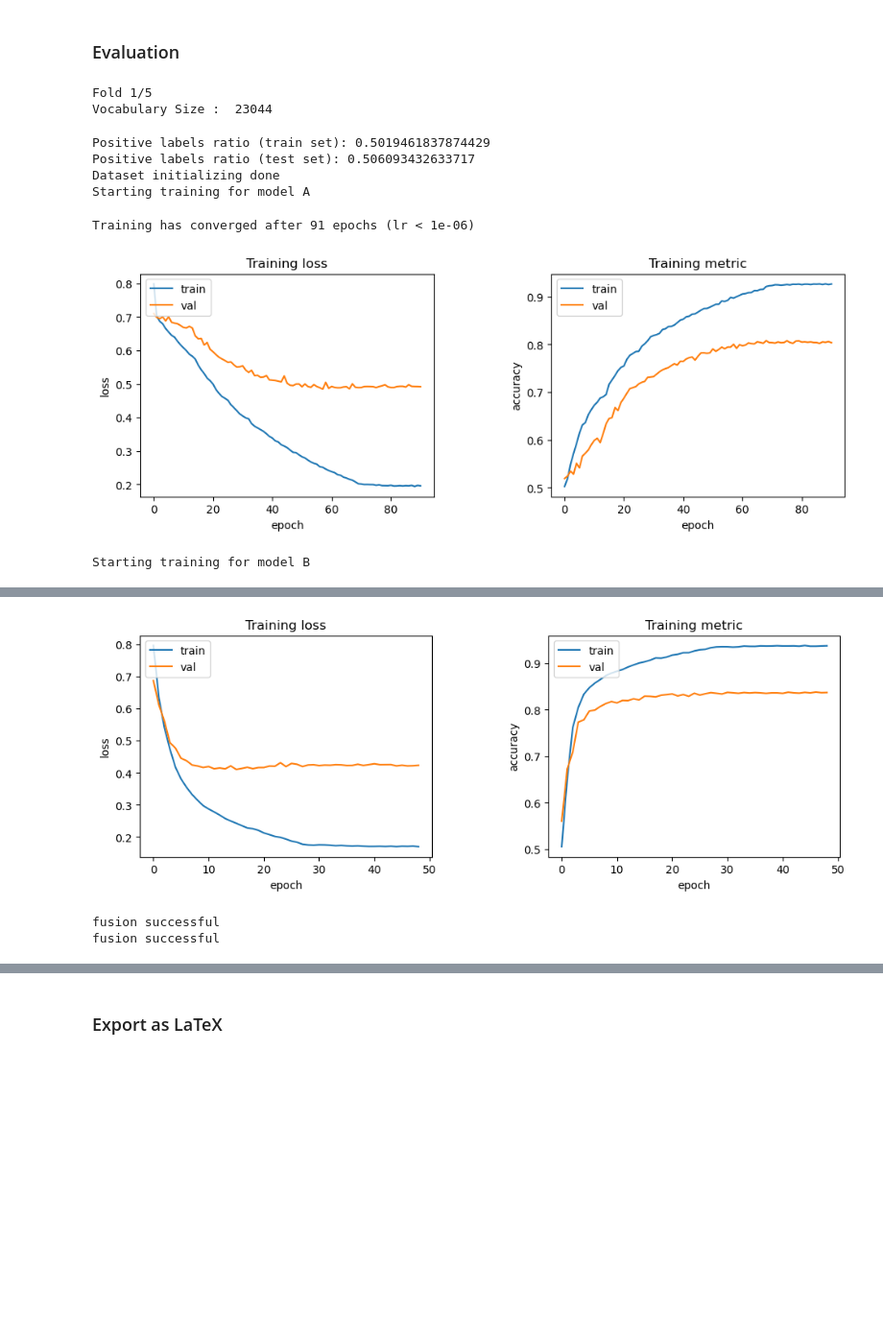
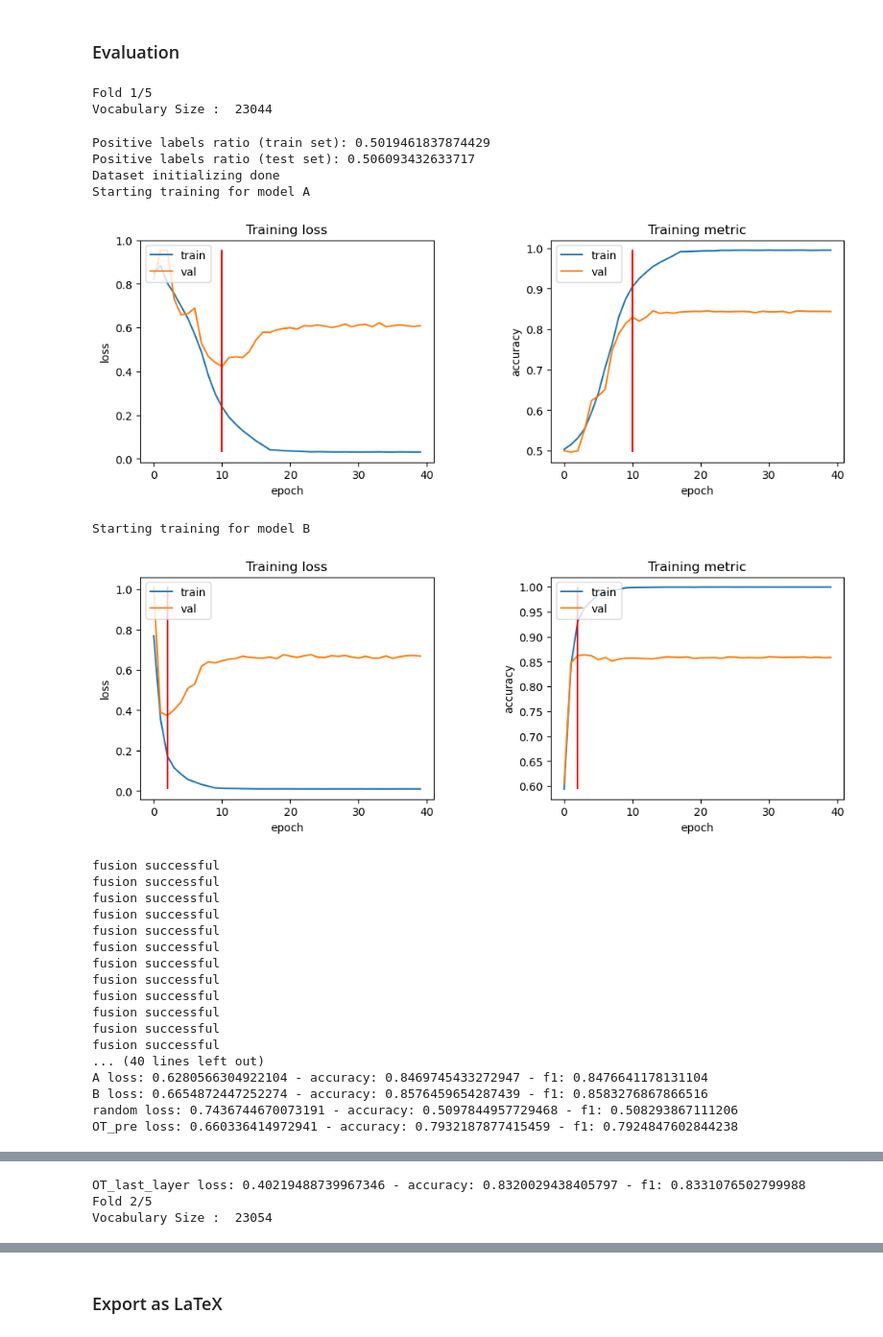
Before and after one commit to Yahnnosh/Exploring-Model-Fusion-with-Optimal-Transport-on-Transformers, a Jupyter notebook: different_seeds_CV_weighted_fusion.ipynb, the cells around one changed output, grey strips where cells are left out. Shown at 96% size. Cells and saved outputs as stored; diff of their text form; code cells hidden in the pictures; blank space fills up the shorter version.

```diff
--- a/different_seeds_CV_weighted_fusion.ipynb
+++ b/different_seeds_CV_weighted_fusion.ipynb
@@ -140,10 +140,11 @@ def build_generators(train, test, device, batch_size=512):
 # %% [markdown]
 ### Definition
 # %%
-LEARNING_RATE = 2e-4 # starting learning rate for scheduler
+LEARNING_RATE = 2e-3 # starting learning rate for scheduler
+EPOCHS = 40 # use 'unrestricted' for full convergence
 # %%
 # template for training parent models (as we train them the same way)
-def train_early_stopping(model_name: str, train_iter, valid_iter, embedding, pad_idx, voc_size, device, lr=2e-4, save=True):
+def train_early_stopping(model_name: str, train_iter, valid_iter, embedding, pad_idx, voc_size, device, epochs='unrestricted', lr=2e-4, save=True):
     # init
     model = new_model(embedding, pad_idx, voc_size, device) # init model
 
@@ -151,14 +152,24 @@ def train_early_stopping(model_name: str, train_iter, valid_iter, embedding, pad
     loss_fn = nn.CrossEntropyLoss()
 
     # train with early stopping
-    history = train(model=model,
+    '''history = train(model=model,
                     iterator=train_iter,
                     valid_iter=valid_iter,
                     optimizer=opt,
                     criterion=loss_fn,
-                    epoch='unrestricted',
+                    epoch=epochs,
                     clip=1,
-                    device=device)
+                    device=device)'''
+
+    history, best_model, best_model_score = train_save_best(model=model,
+                                                               iterator=train_iter,
+                                                               valid_iter=valid_iter,
+                                                               optimizer=opt,
+                                                               criterion=loss_fn,
+                                                               epoch=epochs,
+                                                               clip=1,
+                                                               device=device)
+    model.load_state_dict(best_model)
 
     if save:
         # save model
@@ -274,6 +351,7 @@ with warnings.catch_warnings():
                                       pad_idx=pad_idx,
                                       voc_size=voc_size,
                                       device=device,
+                                      epochs=EPOCHS,
                                       lr=LEARNING_RATE,
                                       save=False)
         print('Starting training for model B')
@@ -284,6 +362,7 @@ with warnings.catch_warnings():
                                       pad_idx=pad_idx,
                                       voc_size=voc_size,
                                       device=device,
+                                      epochs=EPOCHS,
                                       lr=LEARNING_RATE,
                                       save=False)
 
@@ -316,6 +395,7 @@ with warnings.catch_warnings():
             acc = acc.to('cpu') if isinstance(acc, torch.Tensor) else acc
             f1 = f1.to('cpu') if isinstance(f1, torch.Tensor) else f1
 
+            print(name, f'loss: {loss} - accuracy: {acc} - f1: {f1}')
             scores['loss'][name].append(loss), scores['accuracy'][name].append(acc), scores['f1'][name].append(f1)
 
         # recalibration
@@ -323,33 +403,52 @@ with warnings.catch_warnings():
 
         # evaluate
         scores_fusion = validation(model_fusion, test_iterator, None, nn.CrossEntropyLoss(), device) # (loss, accuracy, f1)
         loss, acc, f1 = scores_fusion
         loss = loss.to('cpu') if isinstance(loss, torch.Tensor) else loss
         acc = acc.to('cpu') if isinstance(acc, torch.Tensor) else acc
         f1 = f1.to('cpu') if isinstance(f1, torch.Tensor) else f1
         name = 'OT_calibr'
+        print(name, f'loss: {loss} - accuracy: {acc} - f1: {f1}')
         scores['loss'][name].append(loss), scores['accuracy'][name].append(acc), scores['f1'][name].append(f1)
 
 
         # retraining last layer
         # 2) optimal transport
         train_last_layer(model_fusion, train_iterator)
 
         # evaluate
         scores_fusion = validation(model_fusion, test_iterator, None, nn.CrossEntropyLoss(), device) # (loss, accuracy, f1)
         loss, acc, f1 = scores_fusion
         loss = loss.to('cpu') if isinstance(loss, torch.Tensor) else loss
         acc = acc.to('cpu') if isinstance(acc, torch.Tensor) else acc
         f1 = f1.to('cpu') if isinstance(f1, torch.Tensor) else f1
         name = 'OT_last_layer'
+        print(name, f'loss: {loss} - accuracy: {acc} - f1: {f1}')
         scores['loss'][name].append(loss), scores['accuracy'][name].append(acc), scores['f1'][name].append(f1)
 # %% [output]
 Fold 1/5
 Vocabulary Size :  23044
 Positive labels ratio (train set): 0.5019461837874429
 Positive labels ratio (test set): 0.506093432633717
 Dataset initializing done
 Starting training for model A
+[figure, new version]
-Training has converged after 91 epochs (lr < 1e-06)
+Starting training for model B
-[figure, old version]
+[figure, new version]
-Starting training for model B
+fusion successful
+fusion successful
+fusion successful
+fusion successful
+fusion successful
+fusion successful
+fusion successful
+fusion successful
+fusion successful
+fusion successful
+fusion successful
+fusion successful
+... (40 lines left out)
+A loss: 0.6280566304922104 - accuracy: 0.8469745433272947 - f1: 0.8476641178131104
+B loss: 0.6654872447252274 - accuracy: 0.8576459654287439 - f1: 0.8583276867866516
+random loss: 0.7436744670073191 - accuracy: 0.5097844957729468 - f1: 0.508293867111206
+OT_pre loss: 0.660336414972941 - accuracy: 0.7932187877415459 - f1: 0.7924847602844238
@@ -357,3 +456,3 @@ Training has converged after 49 epochs (lr < 1e-06)
-[figure, old version]
-fusion successful
-fusion successful
+OT_last_layer loss: 0.40219488739967346 - accuracy: 0.8320029438405797 - f1: 0.8331076502799988
+Fold 2/5
+Vocabulary Size :  23054
```
Also changed, not shown: parts of 7 cells of this notebook, 5 other files.
